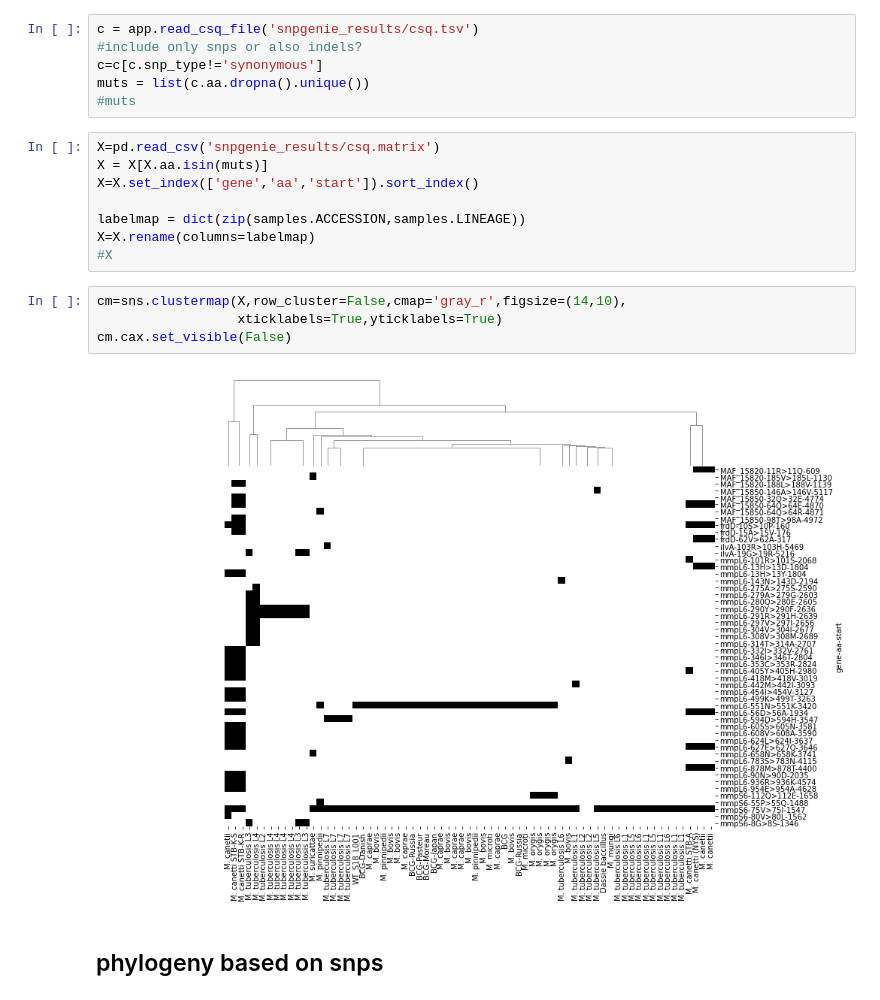
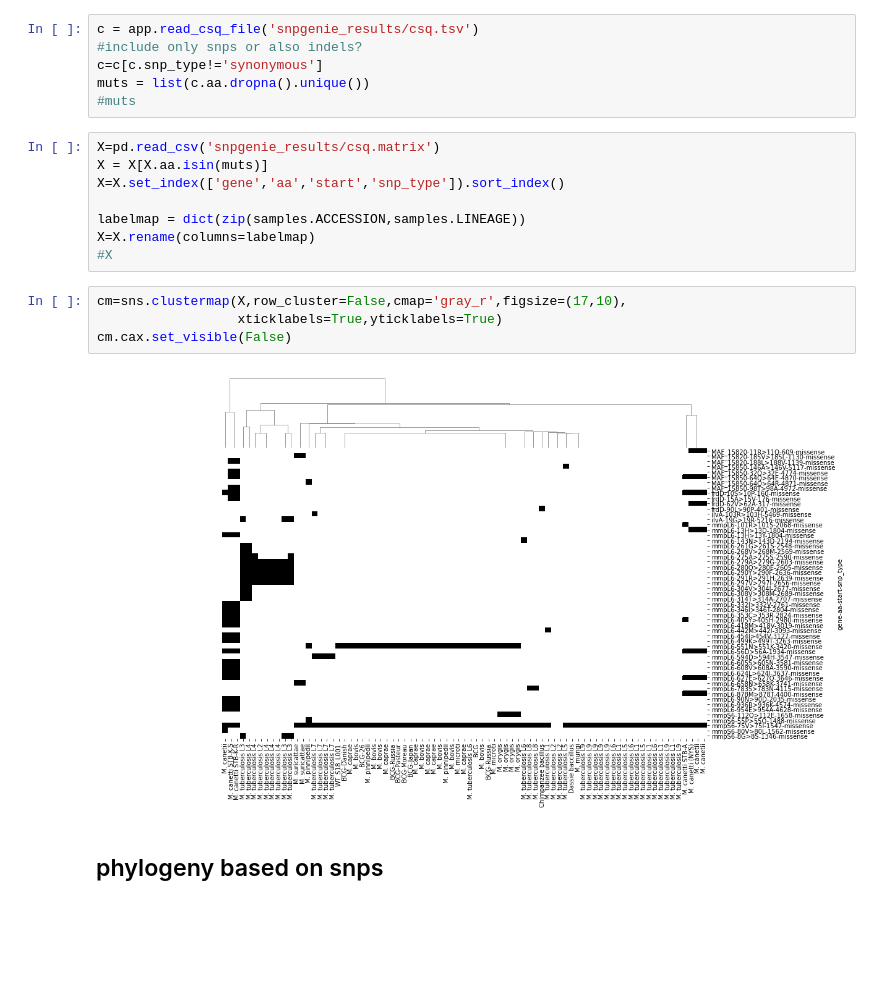
Before and after one commit to dmnfarrell/mtbc_analyses, a Jupyter notebook: tbd1/analysis.ipynb, the cells around one changed output. Drawn from its saved outputs; the diff is of its cells as text; blank space fills up the shorter version.

```diff
--- a/tbd1/analysis.ipynb
+++ b/tbd1/analysis.ipynb
@@ -101,17 +117,17 @@ muts = list(c.aa.dropna().unique())
 # %%
 X=pd.read_csv('snpgenie_results/csq.matrix')
 X = X[X.aa.isin(muts)]
-X=X.set_index(['gene','aa','start']).sort_index()
+X=X.set_index(['gene','aa','start','snp_type']).sort_index()
 
 labelmap = dict(zip(samples.ACCESSION,samples.LINEAGE))
 X=X.rename(columns=labelmap)
 #X
 # %%
-cm=sns.clustermap(X,row_cluster=False,cmap='gray_r',figsize=(14,10),
+cm=sns.clustermap(X,row_cluster=False,cmap='gray_r',figsize=(17,10),
                   xticklabels=True,yticklabels=True)
 cm.cax.set_visible(False)
 # %% [output]
-[figure, old version]
+[figure, new version]
 # %% [markdown]
 ## phylogeny based on snps
 # %%
```
Also changed, not shown: parts of 7 cells of this notebook, 1 other file.
